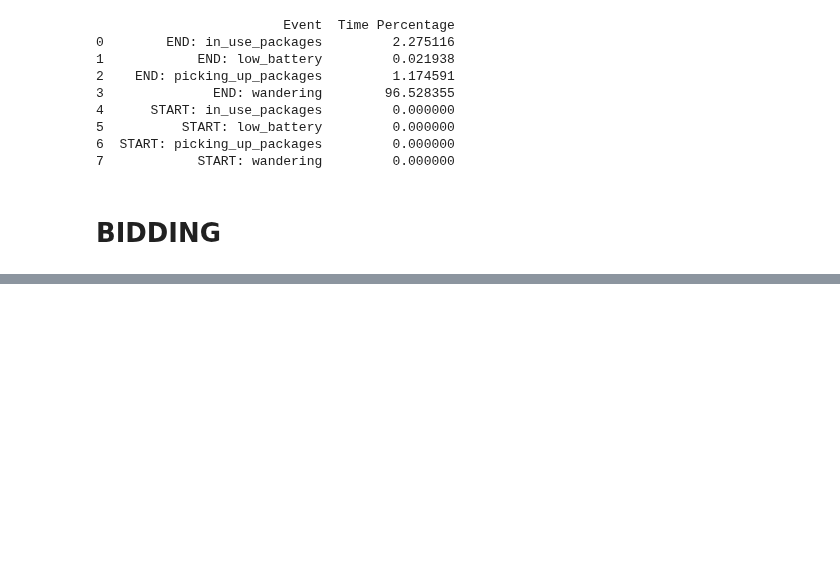
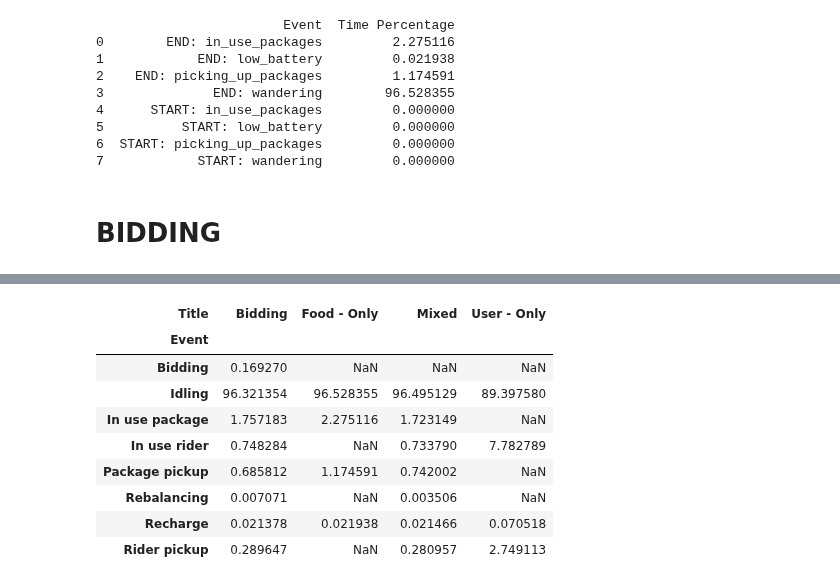
Before and after one commit to CityScope/MobilityTable_SanSebastian, a Jupyter notebook: postprocessing/results-tables.ipynb, the cells around one changed output, grey strips where cells are left out. Cells and saved outputs as stored; diff of their text form; code cells hidden in the pictures; blank space fills up the shorter version.

```diff
--- a/postprocessing/results-tables.ipynb
+++ b/postprocessing/results-tables.ipynb
@@ -725,0 +798,15 @@ plt.show()
+# %%
+
+# Create a list of DataFrames
+data_frames = [time_u, time_f, time, time_b]
+titles = ['User - Only', 'Food - Only', 'Mixed', 'Bidding']
+
+# Concatenate the DataFrames along the rows, using the titles as keys
+consolidated_df = pd.concat(data_frames, keys=titles)
+
+# Reset the index for the consolidated DataFrame
+consolidated_df.reset_index(level=0, inplace=True)
+consolidated_df.rename(columns={'level_0': 'Title', 'New Column Name': 'Event'}, inplace=True)
+
+# Aggregate the duplicate entries by taking the mean (you can also use sum)
+pivot_df = consolidated_df.pivot_table(index='Event', columns='Title', values='Time Percentage', aggfunc='mean')
@@ -726,3 +824,16 @@ plt.show()
+# %%
+pivot_df
+# %% [output]
+| Title | Bidding | Food - Only | Mixed | User - Only |
+| Event |  |  |  |  |
+| Bidding | 0.169270 | NaN | NaN | NaN |
+| Idling | 96.321354 | 96.528355 | 96.495129 | 89.397580 |
+| In use package | 1.757183 | 2.275116 | 1.723149 | NaN |
+| In use rider | 0.748284 | NaN | 0.733790 | 7.782789 |
+| Package pickup | 0.685812 | 1.174591 | 0.742002 | NaN |
+| Rebalancing | 0.007071 | NaN | 0.003506 | NaN |
+| Recharge | 0.021378 | 0.021938 | 0.021466 | 0.070518 |
+| Rider pickup | 0.289647 | NaN | 0.280957 | 2.749113 |
 # %%
 
 # Create a list of DataFrames
```
Also changed, not shown: parts of 35 cells of this notebook, 5 other files.
